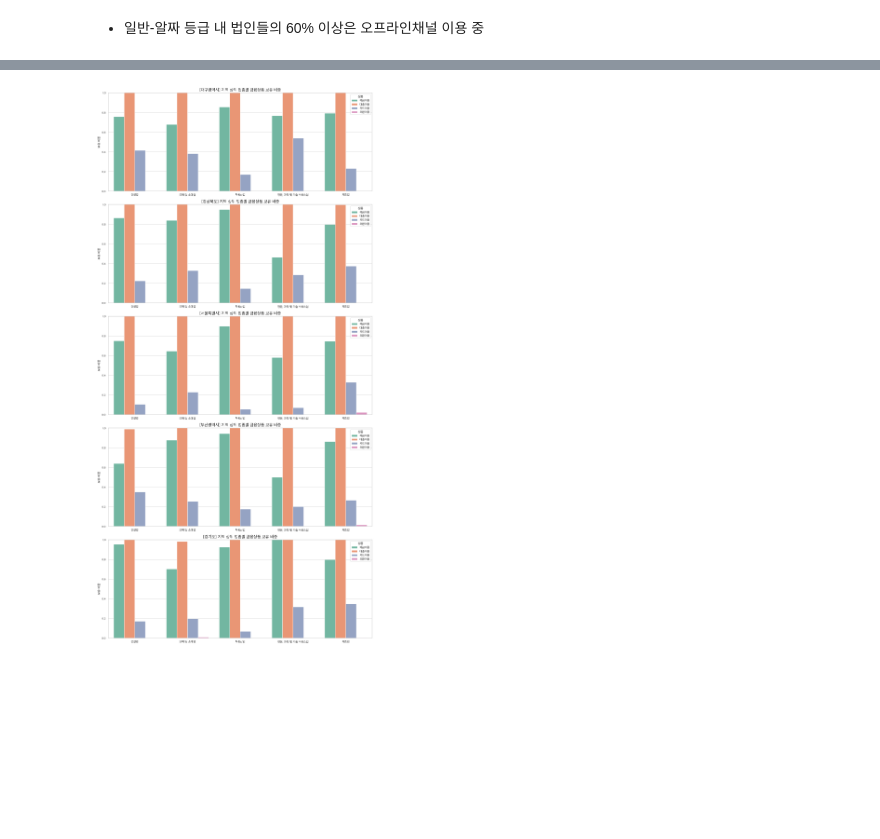
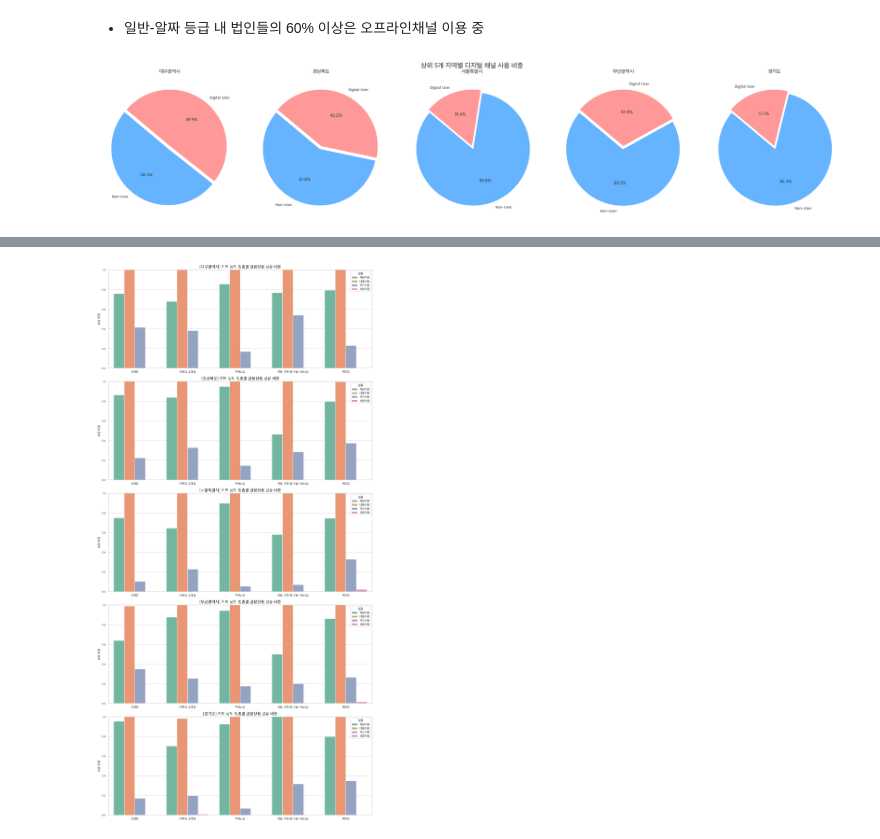
Before and after one commit to Changyukim2/1st_Project, a Jupyter notebook: 최종_지표활용EDA.ipynb, the cells around one changed output, grey strips where cells are left out. Cells and saved outputs as stored; diff of their text form; code cells hidden in the pictures; blank space fills up the shorter version.

```diff
--- a/최종_지표활용EDA.ipynb
+++ b/최종_지표활용EDA.ipynb
@@ -878,3 +878,42 @@ Digital User    4937
 Name: count, dtype: int64
 # %% [markdown]
 - 일반-알짜 등급 내 법인들의 60% 이상은 오프라인채널 이용 중
+# %%
+import pandas as pd
+import matplotlib.pyplot as plt
+import seaborn as sns
+
+# 복사본 사용
+eda_df = alzza_general.copy()
+
+# 디지털 사용 여부 생성
+eda_df['디지털사용여부'] = eda_df['총디지털거래건수'].apply(
+    lambda x: 'Digital User' if x > 0 else 'Non-User'
+)
+
+# -----------------------------
+# 1. 지역별 파이차트 (상위 5개 지역)
+# -----------------------------
+top5_regions = eda_df['사업장_시도'].value_counts().head(5).index.tolist()
+
+fig, axes = plt.subplots(1, 5, figsize=(28, 6))
+
+for i, region in enumerate(top5_regions):
+    temp = eda_df[eda_df['사업장_시도'] == region]
+    usage_counts = temp['디지털사용여부'].value_counts()
+
+    axes[i].pie(
+        usage_counts,
+        labels=usage_counts.index,
+        autopct='%1.1f%%',
+        startangle=140,
+        colors=['#66b3ff', '#ff9999'],
+        explode=(0.05, 0) if len(usage_counts) == 2 else None
+    )
+    axes[i].set_title(f'{region}', fontsize=13, fontweight='bold')
+
+plt.suptitle('상위 5개 지역별 디지털 채널 사용 비중', fontsize=18, fontweight='bold')
+plt.tight_layout()
+plt.show()
+# %% [output]
+[figure, added]
```
Also changed, not shown: parts of 2 cells of this notebook.
